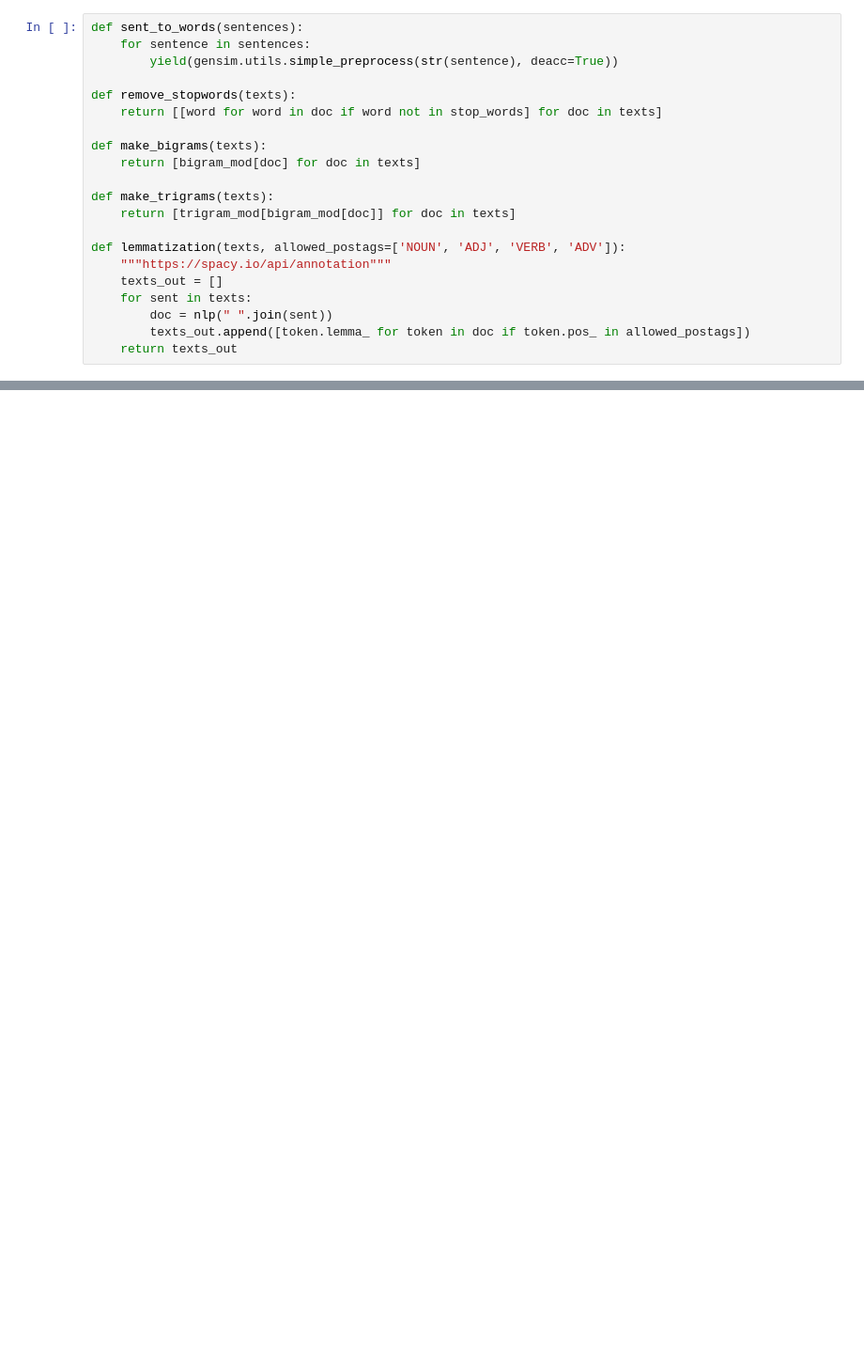
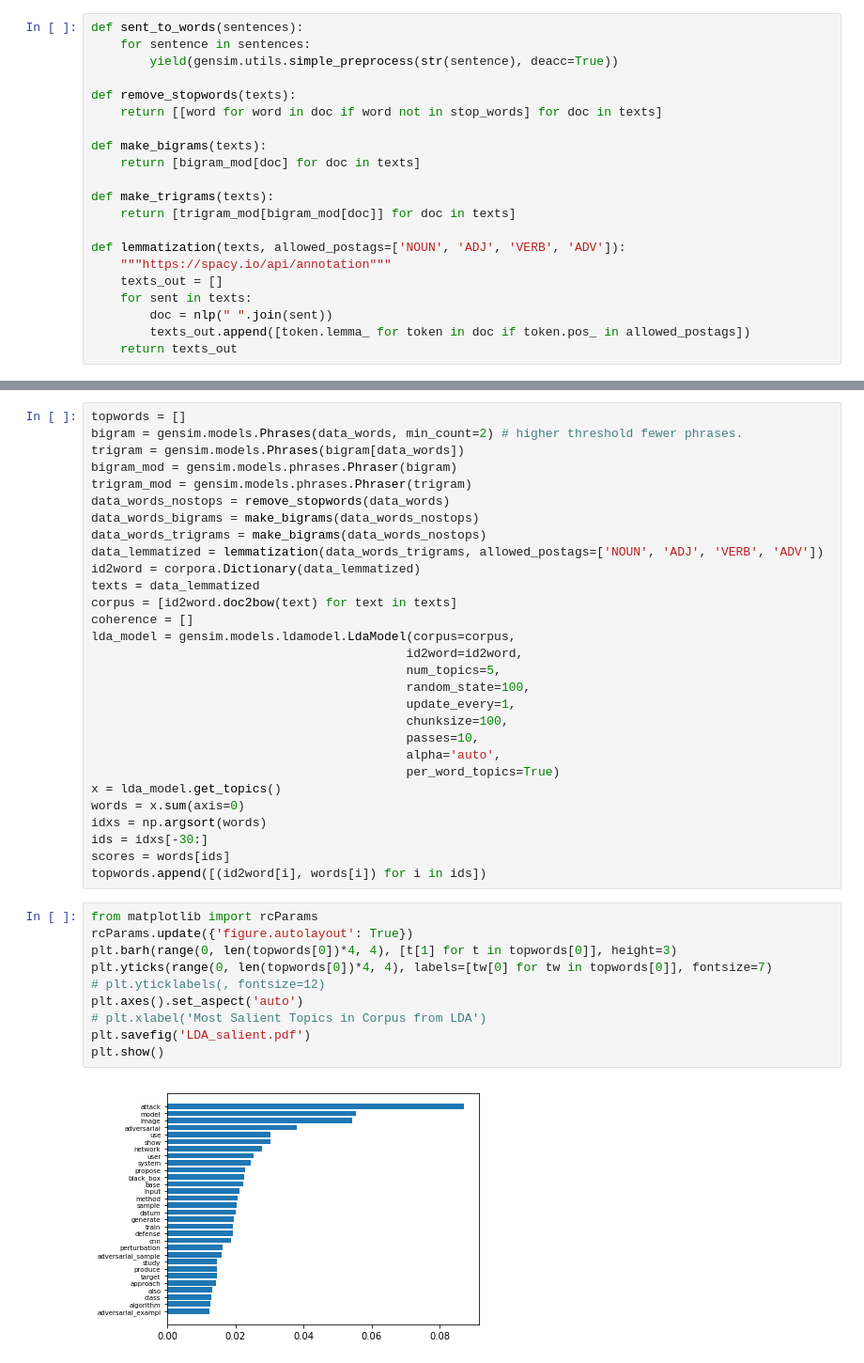
Before and after one commit to travismorenz/polar-research-tool, a Jupyter notebook: topic.ipynb, the cells around one changed output, grey strips where cells are left out. Shown at 94% size. Drawn from its saved outputs; the diff is of its cells as text; blank space fills up the shorter version.

```diff
--- a/topic.ipynb
+++ b/topic.ipynb
@@ -181,0 +174,41 @@ topic
+# %%
+topwords = []
+bigram = gensim.models.Phrases(data_words, min_count=2) # higher threshold fewer phrases.
+trigram = gensim.models.Phrases(bigram[data_words])
+bigram_mod = gensim.models.phrases.Phraser(bigram)
+trigram_mod = gensim.models.phrases.Phraser(trigram)
+data_words_nostops = remove_stopwords(data_words)
+data_words_bigrams = make_bigrams(data_words_nostops)
+data_words_trigrams = make_bigrams(data_words_nostops)
+data_lemmatized = lemmatization(data_words_trigrams, allowed_postags=['NOUN', 'ADJ', 'VERB', 'ADV'])
+id2word = corpora.Dictionary(data_lemmatized)
+texts = data_lemmatized
+corpus = [id2word.doc2bow(text) for text in texts]
+coherence = []
+lda_model = gensim.models.ldamodel.LdaModel(corpus=corpus,
+                                           id2word=id2word,
+                                           num_topics=5,
+                                           random_state=100,
+                                           update_every=1,
+                                           chunksize=100,
+                                           passes=10,
+                                           alpha='auto',
+                                           per_word_topics=True)
+x = lda_model.get_topics()
+words = x.sum(axis=0)
+idxs = np.argsort(words)
+ids = idxs[-30:]
+scores = words[ids]
+topwords.append([(id2word[i], words[i]) for i in ids])
+# %%
+from matplotlib import rcParams
+rcParams.update({'figure.autolayout': True})
+plt.barh(range(0, len(topwords[0])*4, 4), [t[1] for t in topwords[0]], height=3)
+plt.yticks(range(0, len(topwords[0])*4, 4), labels=[tw[0] for tw in topwords[0]], fontsize=7)
+# plt.yticklabels(, fontsize=12)
+plt.axes().set_aspect('auto')
+# plt.xlabel('Most Salient Topics in Corpus from LDA')
+plt.savefig('LDA_salient.pdf')
+plt.show()
+# %% [output]
+[figure, added]
```
Also changed, not shown: parts of 14 cells of this notebook.
